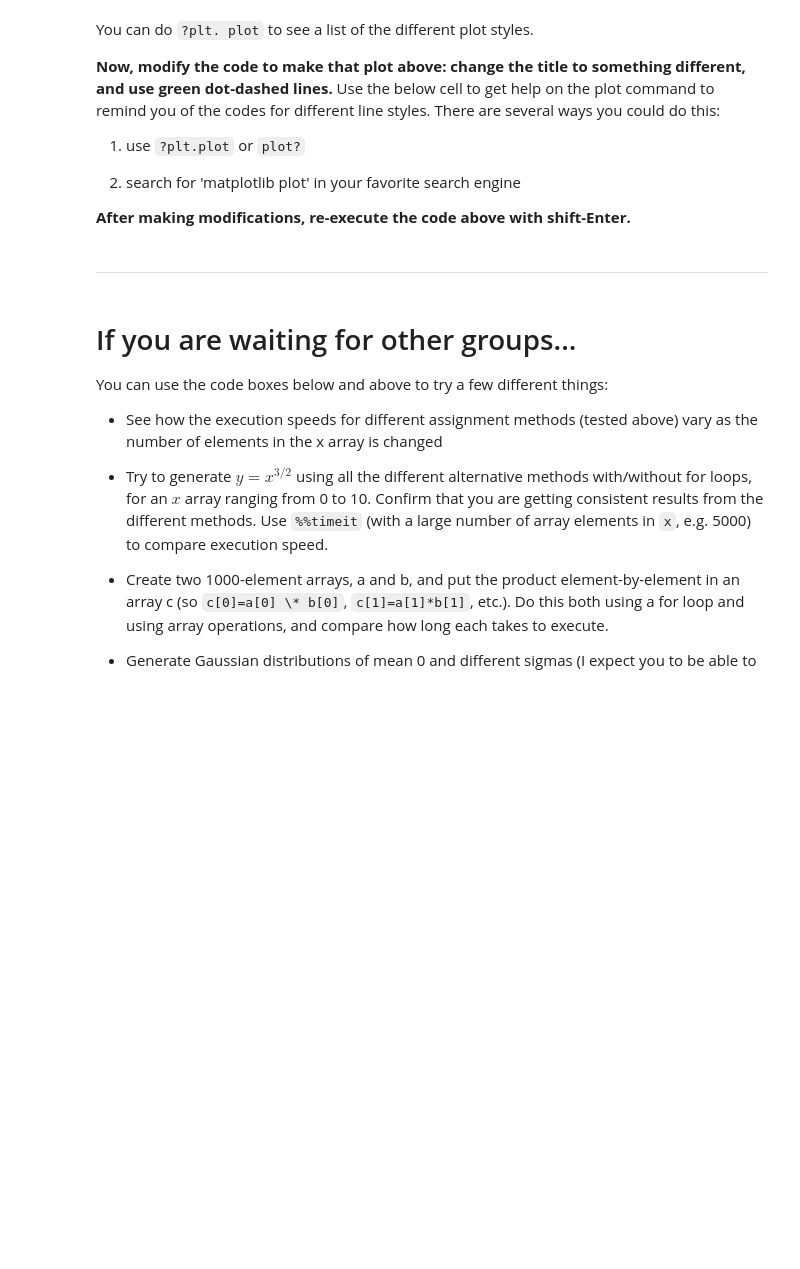
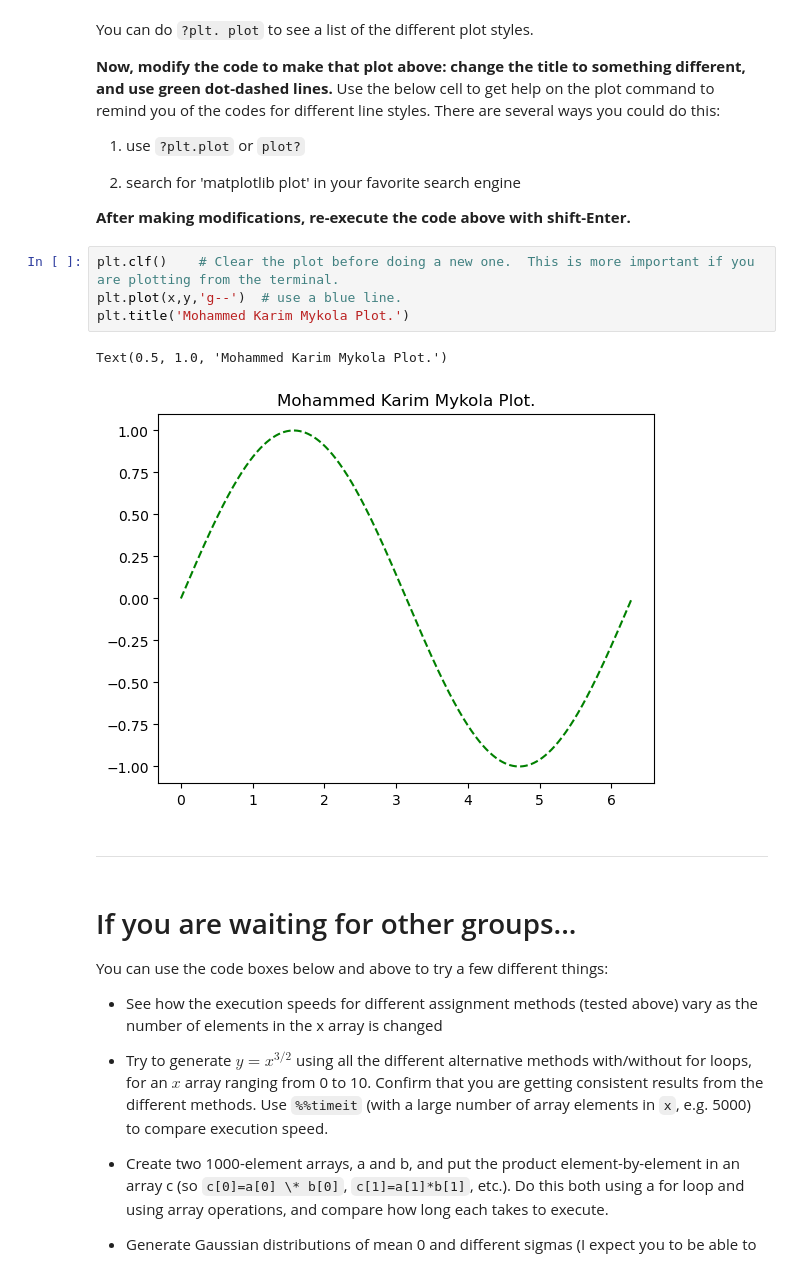
Before and after one commit to chernya4/classes, a Jupyter notebook: PHYS3704_DataScience/jupyter_notebooks/Lecture 2-2.ipynb, the cells around one changed output. Cells and saved outputs as stored; diff of their text form; blank space fills up the shorter version.

```diff
--- a/PHYS3704_DataScience/jupyter_notebooks/Lecture 2-2.ipynb
+++ b/PHYS3704_DataScience/jupyter_notebooks/Lecture 2-2.ipynb
@@ -298,6 +396,13 @@ __Now, modify the code to make that plot above: change the title to something di
 2) search for 'matplotlib plot' in your favorite search engine
 
 __After making modifications, re-execute the code above with shift-Enter.__
+# %%
+plt.clf()    # Clear the plot before doing a new one.  This is more important if you are plotting from the terminal.
+plt.plot(x,y,'g--')  # use a blue line.
+plt.title('Mohammed Karim Mykola Plot.')
+# %% [output]
+Text(0.5, 1.0, 'Mohammed Karim Mykola Plot.')
+[figure, added]
 # %% [markdown]
 <hr style="border:2px solid black"> </hr>
 # %% [markdown]
```
Also changed, not shown: parts of 21 cells of this notebook, 3 other files.
